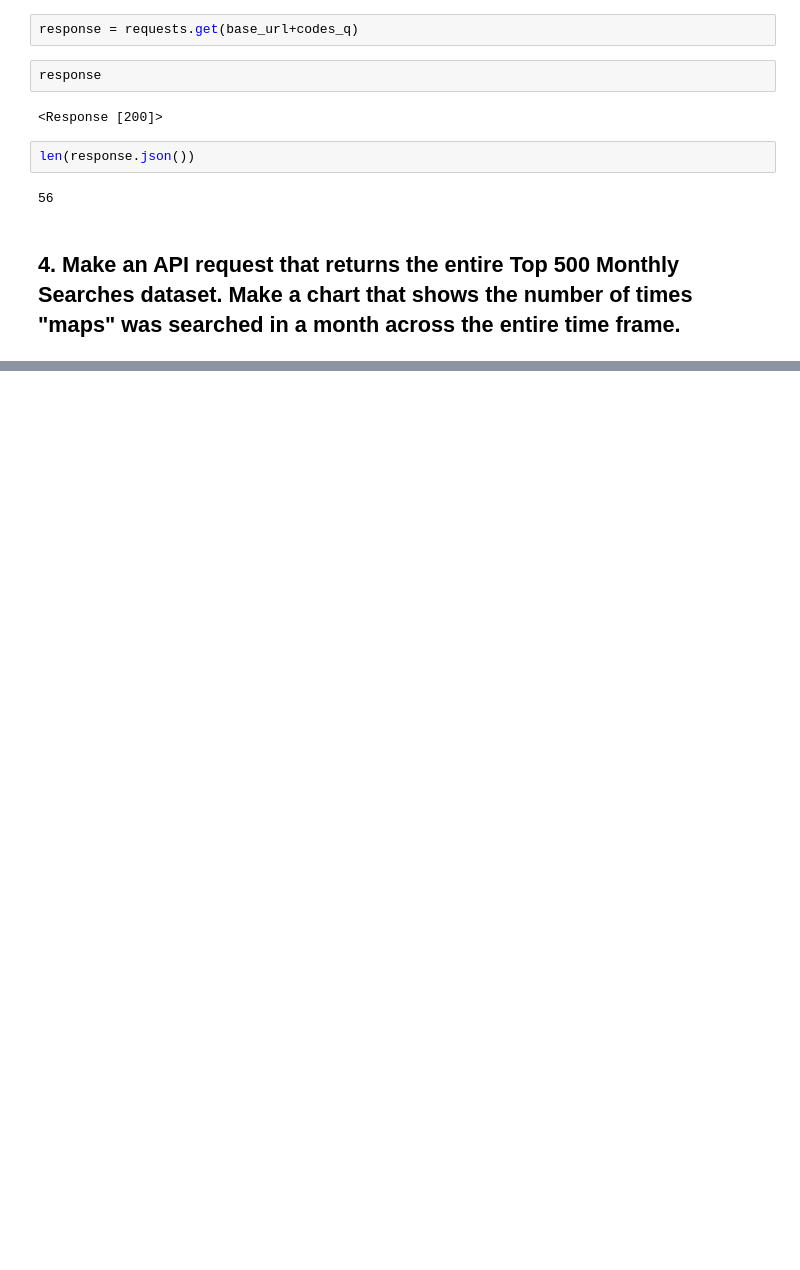
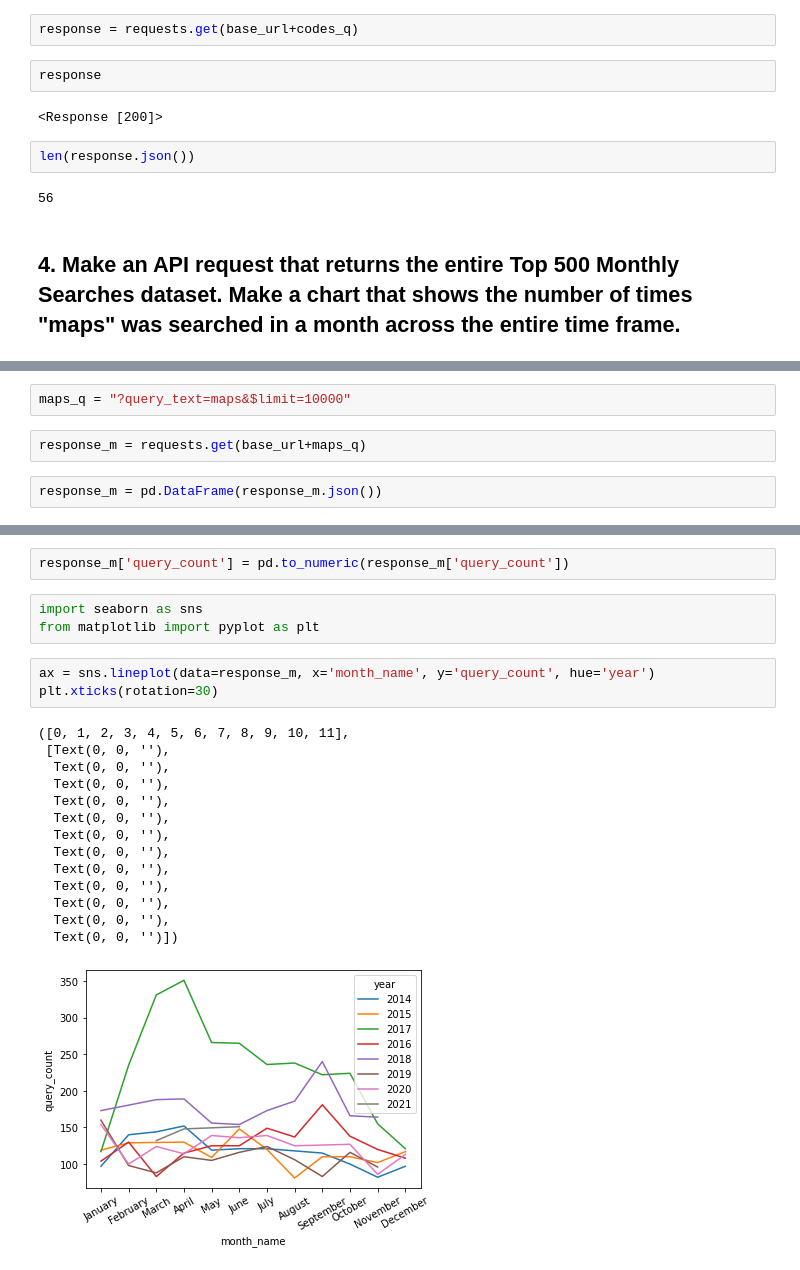
Before and after one commit to NSS-Data-Analytics-Cohort-10/api-kostenkoandri, a Jupyter notebook: notebooks/api_nb.ipynb, the cells around one changed output, grey strips where cells are left out. Cells and saved outputs as stored; diff of their text form; blank space fills up the shorter version.

Commit message:
q4, made basic plot

```diff
--- a/notebooks/api_nb.ipynb
+++ b/notebooks/api_nb.ipynb
@@ -102,0 +131,6 @@ len(response.json())
+# %%
+maps_q = "?query_text=maps&$limit=10000"
+# %%
+response_m = requests.get(base_url+maps_q)
+# %%
+response_m = pd.DataFrame(response_m.json())
@@ -102,0 +168,23 @@ len(response.json())
+# %%
+response_m['query_count'] = pd.to_numeric(response_m['query_count'])
+# %%
+import seaborn as sns
+from matplotlib import pyplot as plt
+# %%
+ax = sns.lineplot(data=response_m, x='month_name', y='query_count', hue='year')
+plt.xticks(rotation=30)
+# %% [output]
+([0, 1, 2, 3, 4, 5, 6, 7, 8, 9, 10, 11],
+ [Text(0, 0, ''),
+  Text(0, 0, ''),
+  Text(0, 0, ''),
+  Text(0, 0, ''),
+  Text(0, 0, ''),
+  Text(0, 0, ''),
+  Text(0, 0, ''),
+  Text(0, 0, ''),
+  Text(0, 0, ''),
+  Text(0, 0, ''),
+  Text(0, 0, ''),
+  Text(0, 0, '')])
+[figure, added]
```
Also changed, not shown: parts of 6 cells of this notebook.
